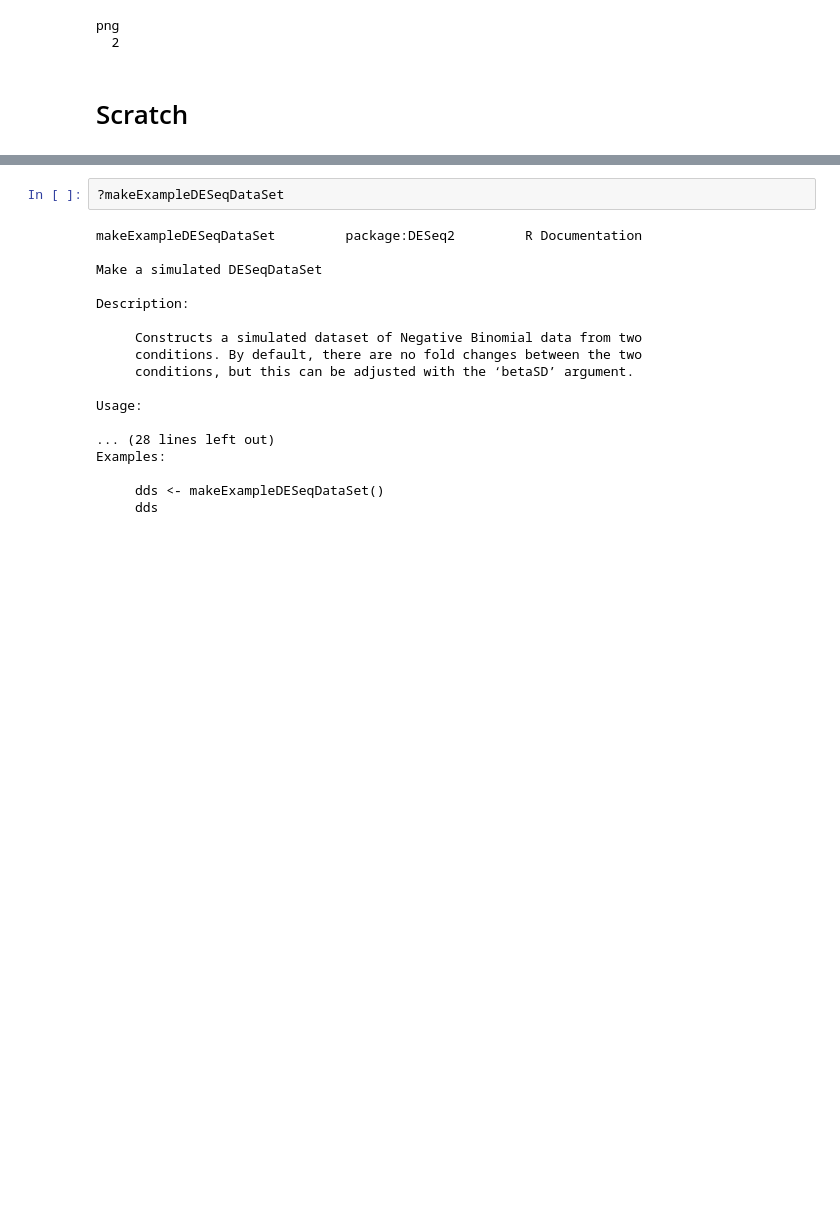
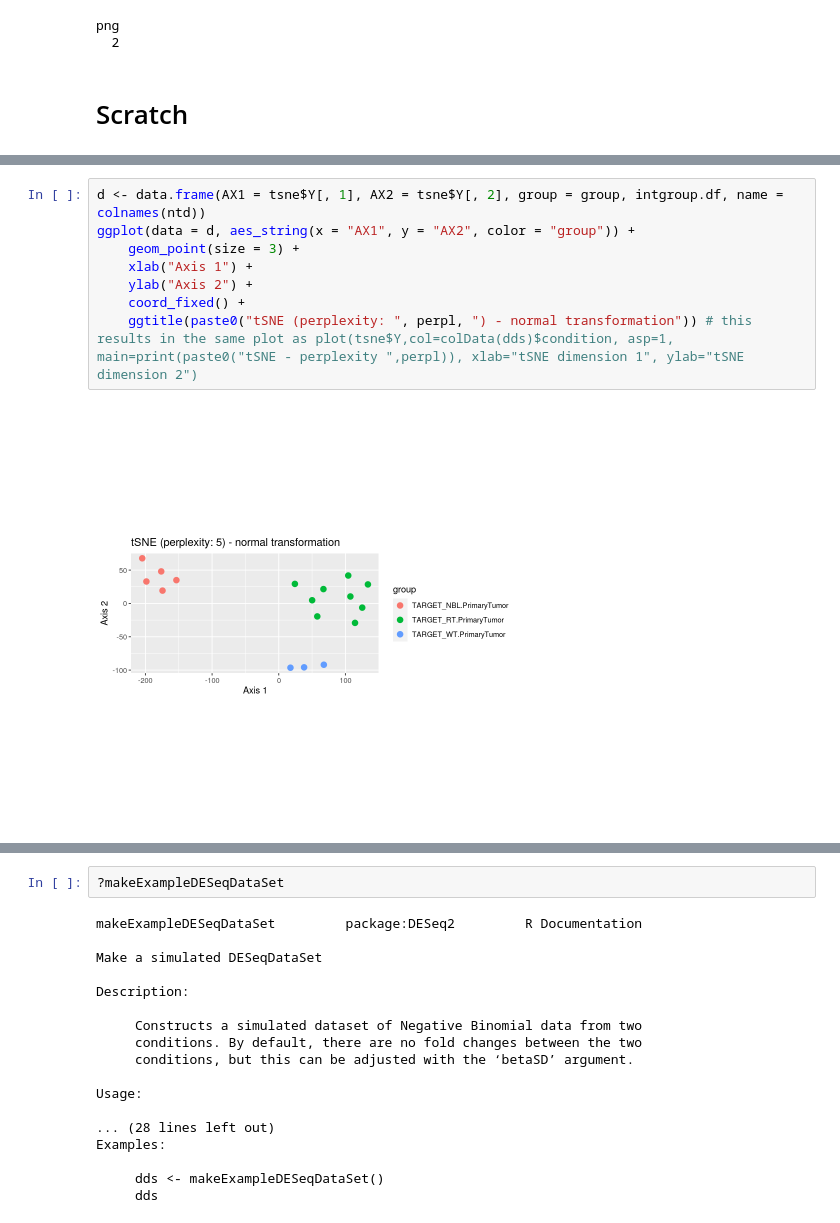
Before and after one commit to andrew-weisman/target_classification, a Jupyter notebook: main_r.ipynb, the cells around one changed output, grey strips where cells are left out. Drawn from its saved outputs; the diff is of its cells as text; blank space fills up the shorter version.

```diff
--- a/main_r.ipynb
+++ b/main_r.ipynb
@@ -35,0 +111,10 @@ png
+# %%
+d <- data.frame(AX1 = tsne$Y[, 1], AX2 = tsne$Y[, 2], group = group, intgroup.df, name = colnames(ntd))
+ggplot(data = d, aes_string(x = "AX1", y = "AX2", color = "group")) +
+    geom_point(size = 3) +
+    xlab("Axis 1") +
+    ylab("Axis 2") +
+    coord_fixed() +
+    ggtitle(paste0("tSNE (perplexity: ", perpl, ") - normal transformation")) # this results in the same plot as plot(tsne$Y,col=colData(dds)$condition, asp=1, main=print(paste0("tSNE - perplexity ",perpl)), xlab="tSNE dimension 1", ylab="tSNE dimension 2")
+# %% [output]
+[figure, added]
```
Also changed, not shown: parts of 12 cells of this notebook, 2 other files.
